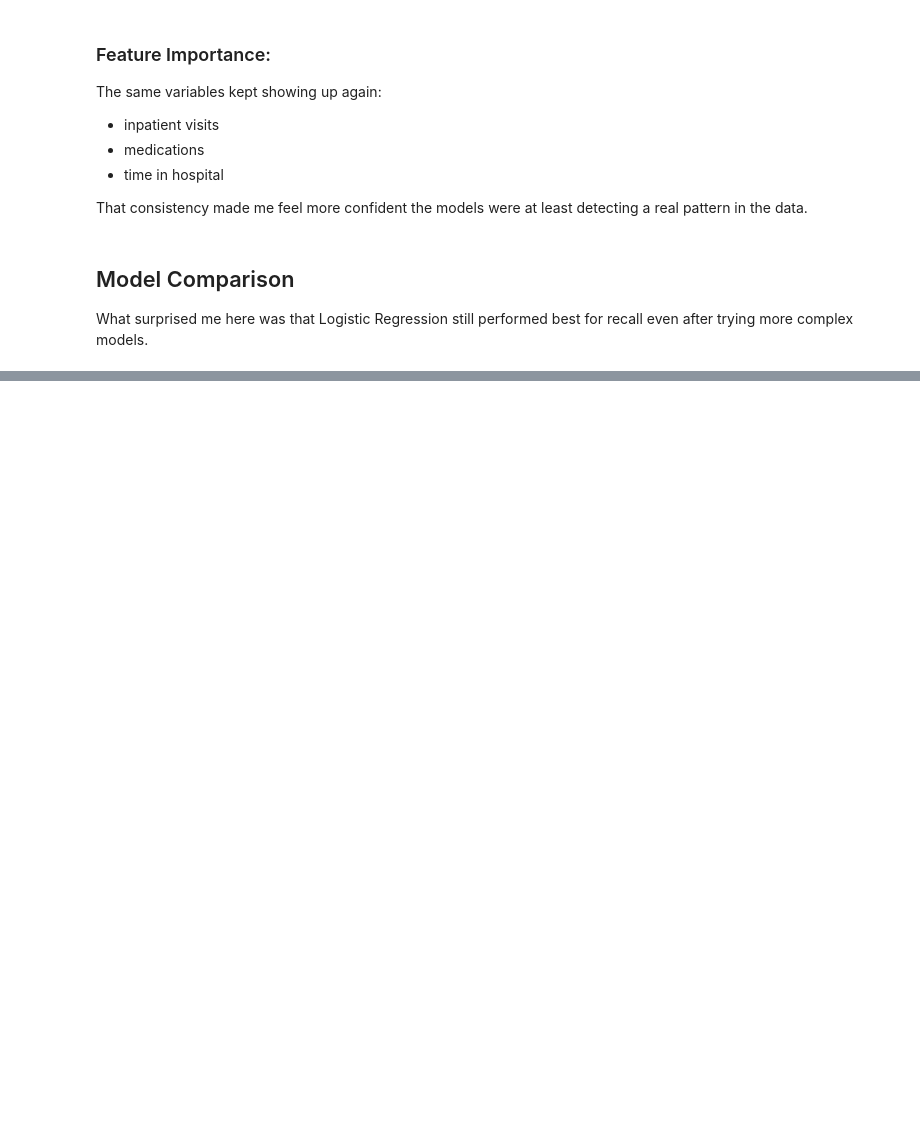
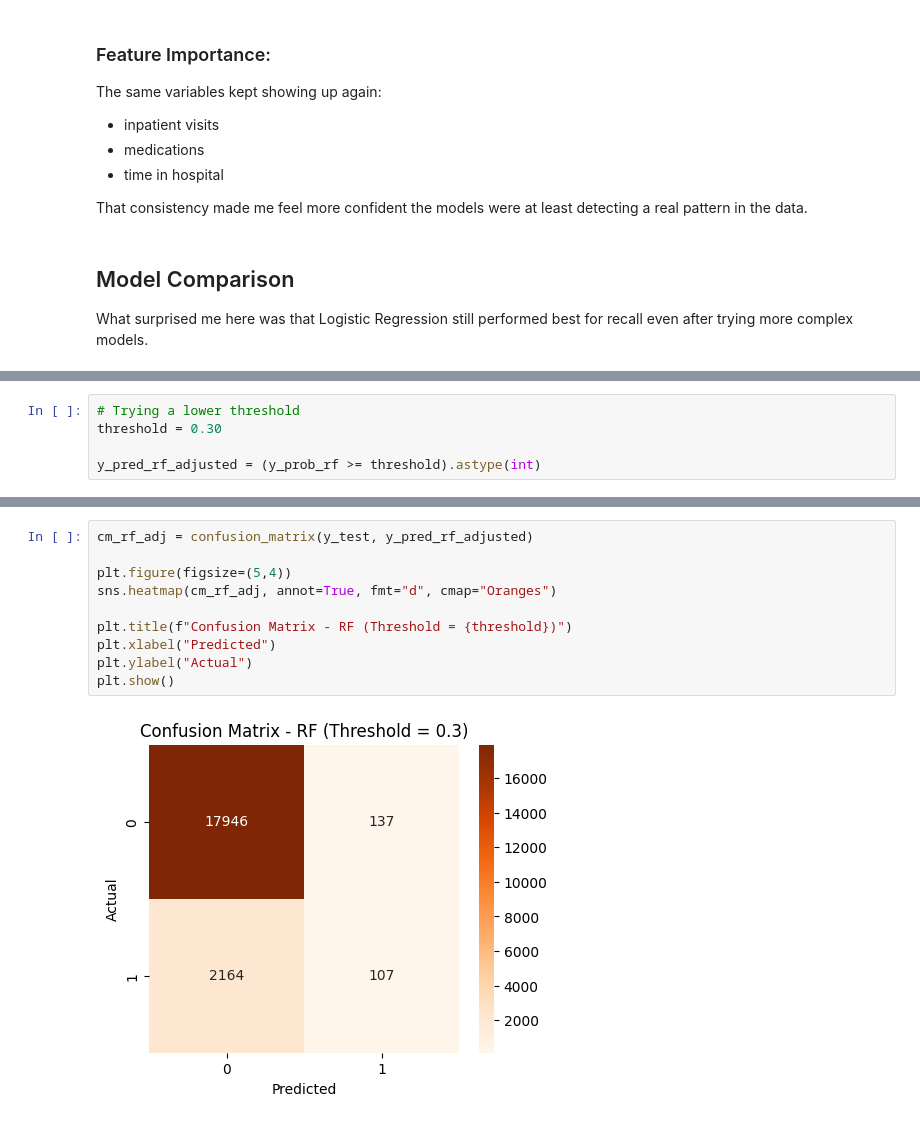
Before and after one commit to Ari-healthcare-data/Diabetes-Readmission-Risk, a Jupyter notebook: notebooks/04_modeling.ipynb, the cells around one changed output, grey strips where cells are left out. Cells and saved outputs as stored; diff of their text form; blank space fills up the shorter version.

Commit message:
Apply threshold tuning to improve recall

```diff
--- a/notebooks/04_modeling.ipynb
+++ b/notebooks/04_modeling.ipynb
@@ -315,0 +320,5 @@ What surprised me here was that Logistic Regression still performed best for rec
+# %%
+# Trying a lower threshold
+threshold = 0.30
+
+y_pred_rf_adjusted = (y_prob_rf >= threshold).astype(int)
@@ -315,0 +338,12 @@ What surprised me here was that Logistic Regression still performed best for rec
+# %%
+cm_rf_adj = confusion_matrix(y_test, y_pred_rf_adjusted)
+
+plt.figure(figsize=(5,4))
+sns.heatmap(cm_rf_adj, annot=True, fmt="d", cmap="Oranges")
+
+plt.title(f"Confusion Matrix - RF (Threshold = {threshold})")
+plt.xlabel("Predicted")
+plt.ylabel("Actual")
+plt.show()
+# %% [output]
+[figure, added]
```
Also changed, not shown: parts of 2 cells of this notebook, 3 other files.
